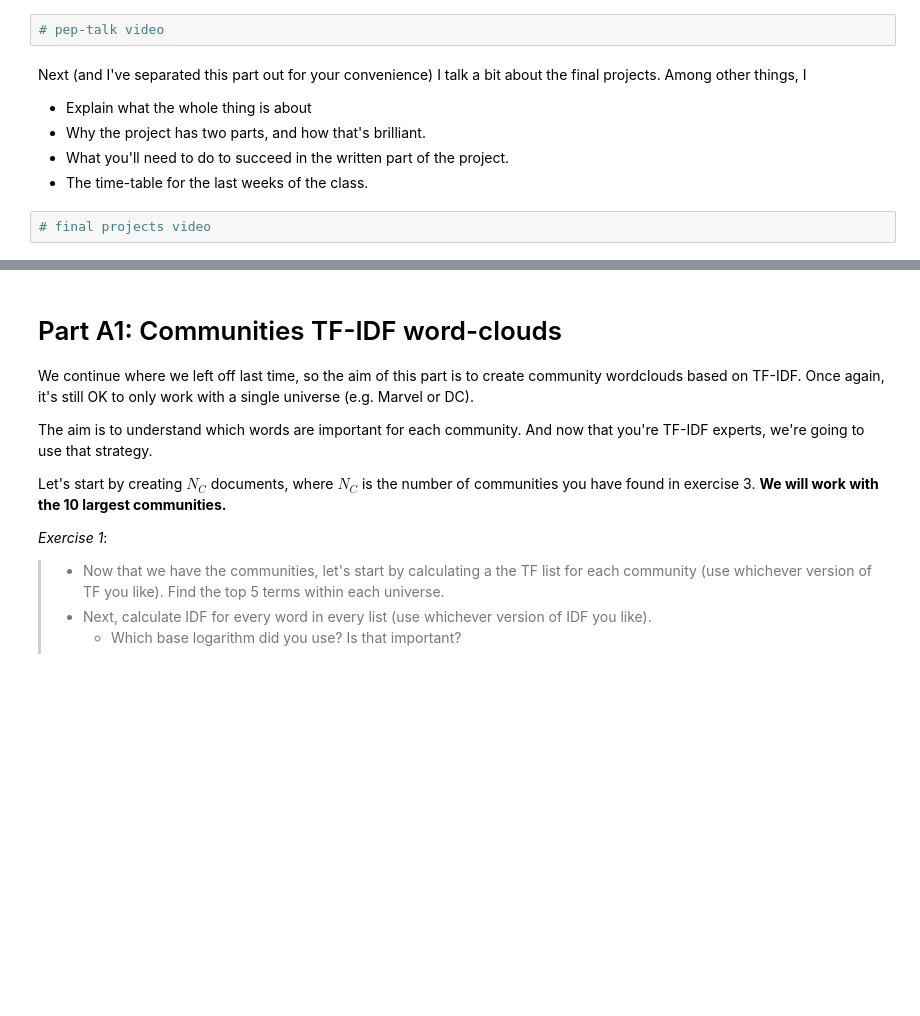
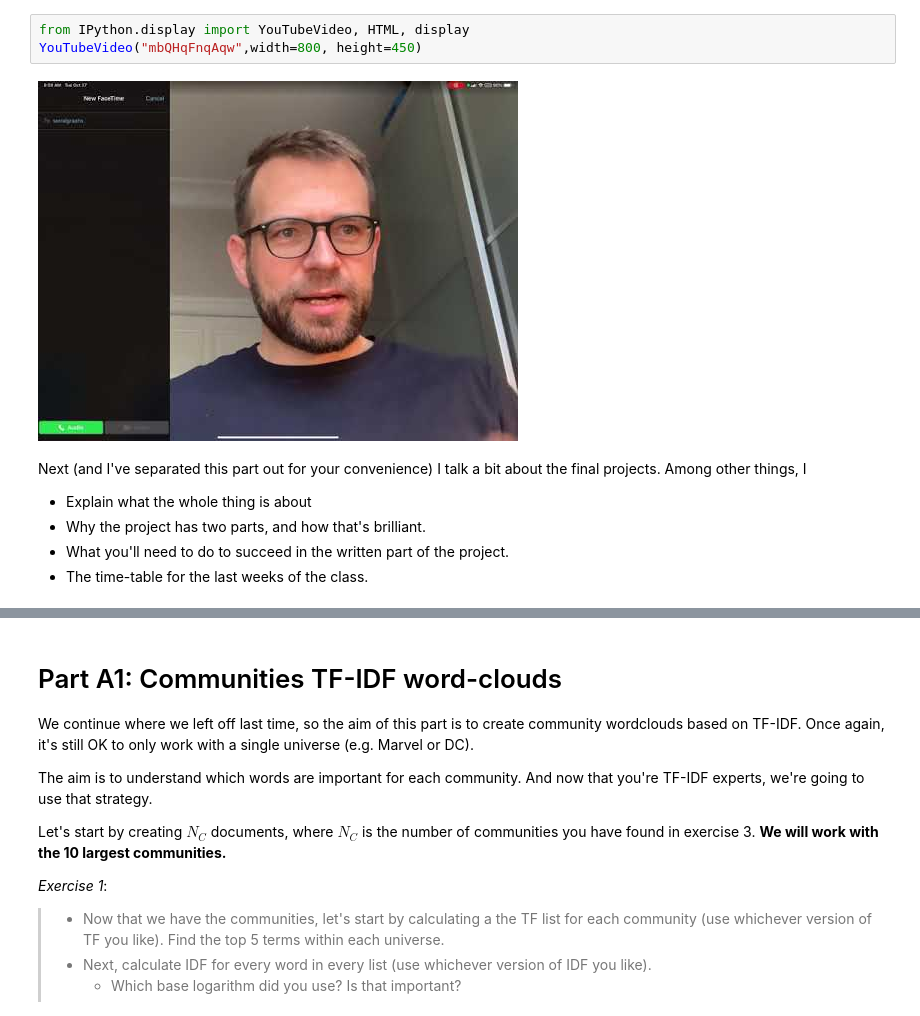
Before and after one commit to SocialComplexityLab/socialgraphs2020, a Jupyter notebook: lectures/Week8.ipynb, the cells around one changed output, grey strips where cells are left out. Saved outputs shown, nothing was run; the diff lists cells and outputs as text; blank space fills up the shorter version.

Commit message:
video links

```diff
--- a/lectures/Week8.ipynb
+++ b/lectures/Week8.ipynb
@@ -14,8 +14,11 @@ It's the last time we meet in class for exercises! And to celebrate this mile-st
 ## The informal intro
 
 First the pep-talk. A bit about the exercises today and some general silliness.
-# %%
-# pep-talk video
+# %%
+from IPython.display import YouTubeVideo, HTML, display
+YouTubeVideo("mbQHqFnqAqw",width=800, height=450)
+# %% [output]
+[figure, added]
 # %% [markdown]
 Next (and I've separated this part out for your convenience) I talk a bit about the final projects. Among other things, I
 
@@ -23,5 +26,3 @@ Next (and I've separated this part out for your convenience) I talk a bit about
 * Why the project has two parts, and how that's brilliant.
 * What you'll need to do to succeed in the written part of the project.
 * The time-table for the last weeks of the class.
-# %%
-# final projects video
```
Also changed, not shown: parts of 1 cell of this notebook.
